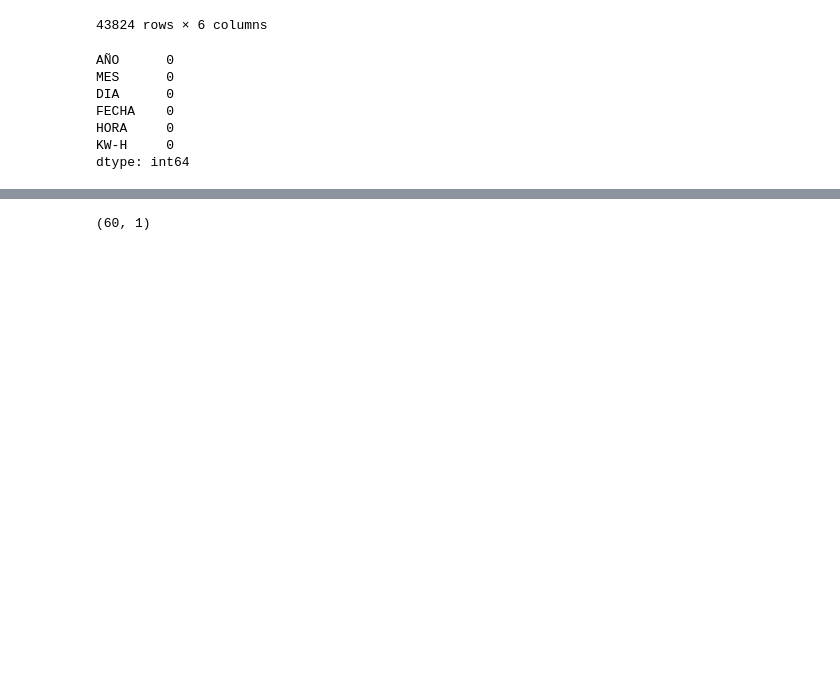
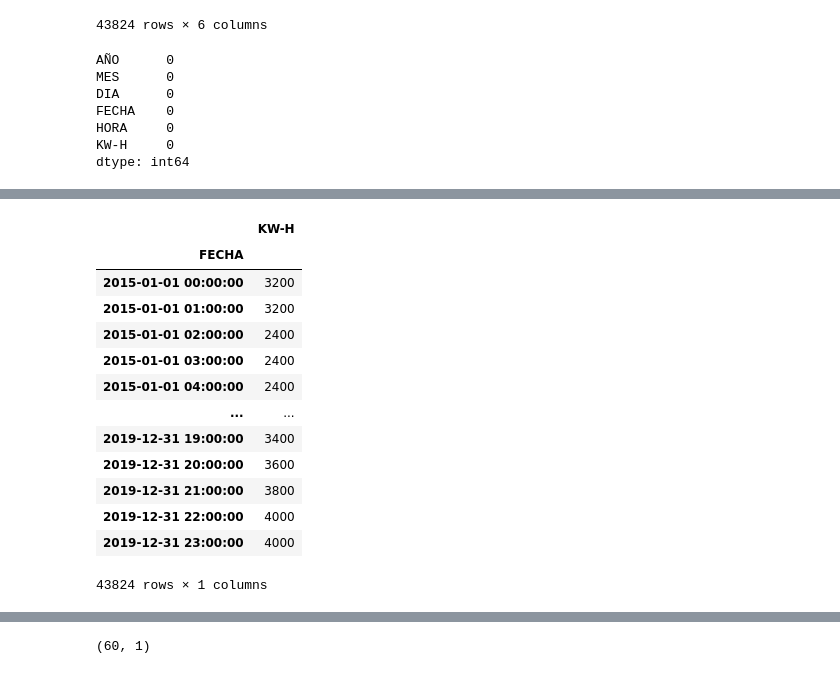
Before and after one commit to javieresk8/PowerDemandPrediction, a Jupyter notebook: NN_Models.ipynb, the cells around one changed output, grey strips where cells are left out. Cells and saved outputs as stored; diff of their text form; code cells hidden in the pictures; blank space fills up the shorter version.

```diff
--- a/NN_Models.ipynb
+++ b/NN_Models.ipynb
@@ -93,0 +122,19 @@ data.tail(50)
+# %%
+#Llevamos la FECHA al indice de nuestro df, ahora solo tenemos una columna de datos
+data_final.set_index('FECHA', drop=True, inplace = True)
+data_final
+# %% [output]
+|  | KW-H |
+| FECHA |  |
+| 2015-01-01 00:00:00 | 3200 |
+| 2015-01-01 01:00:00 | 3200 |
+| 2015-01-01 02:00:00 | 2400 |
+| 2015-01-01 03:00:00 | 2400 |
+| 2015-01-01 04:00:00 | 2400 |
+| ... | ... |
+| 2019-12-31 19:00:00 | 3400 |
+| 2019-12-31 20:00:00 | 3600 |
+| 2019-12-31 21:00:00 | 3800 |
+| 2019-12-31 22:00:00 | 4000 |
+| 2019-12-31 23:00:00 | 4000 |
+43824 rows × 1 columns
```
Also changed, not shown: parts of 33 cells of this notebook.
